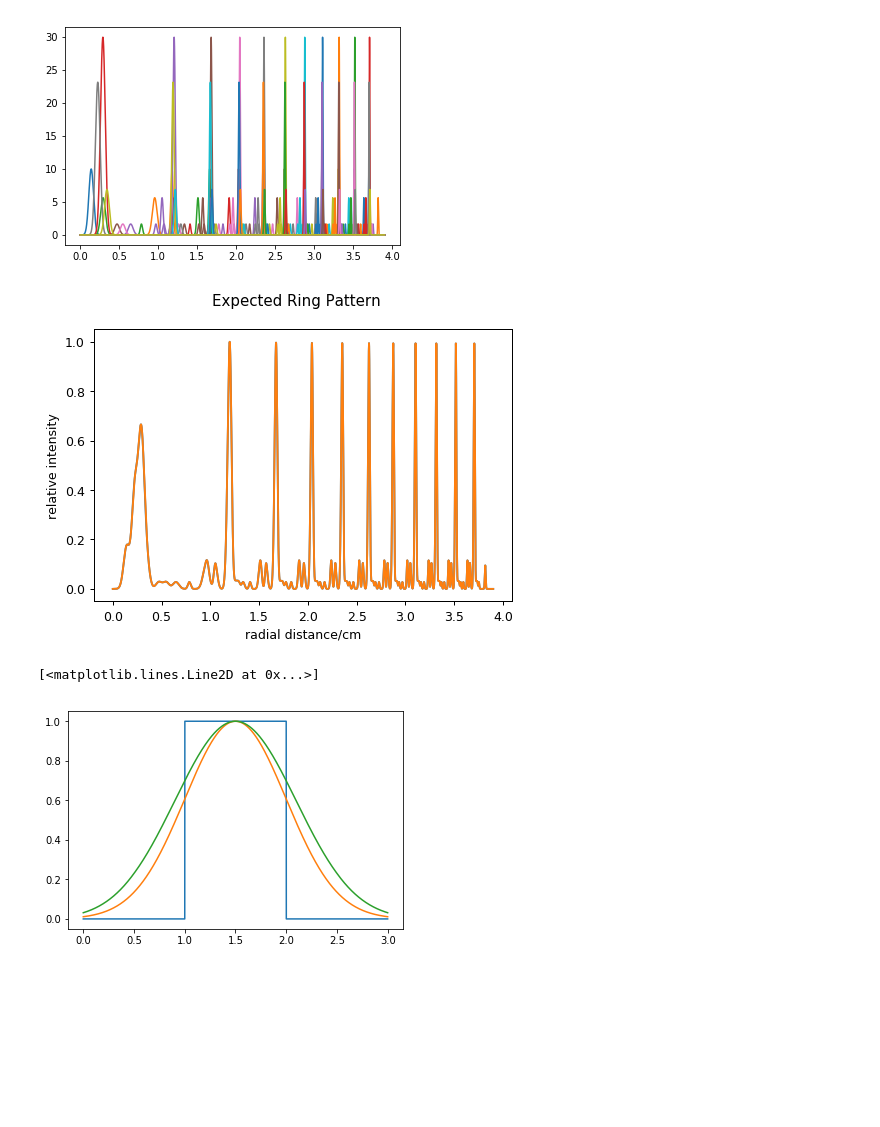
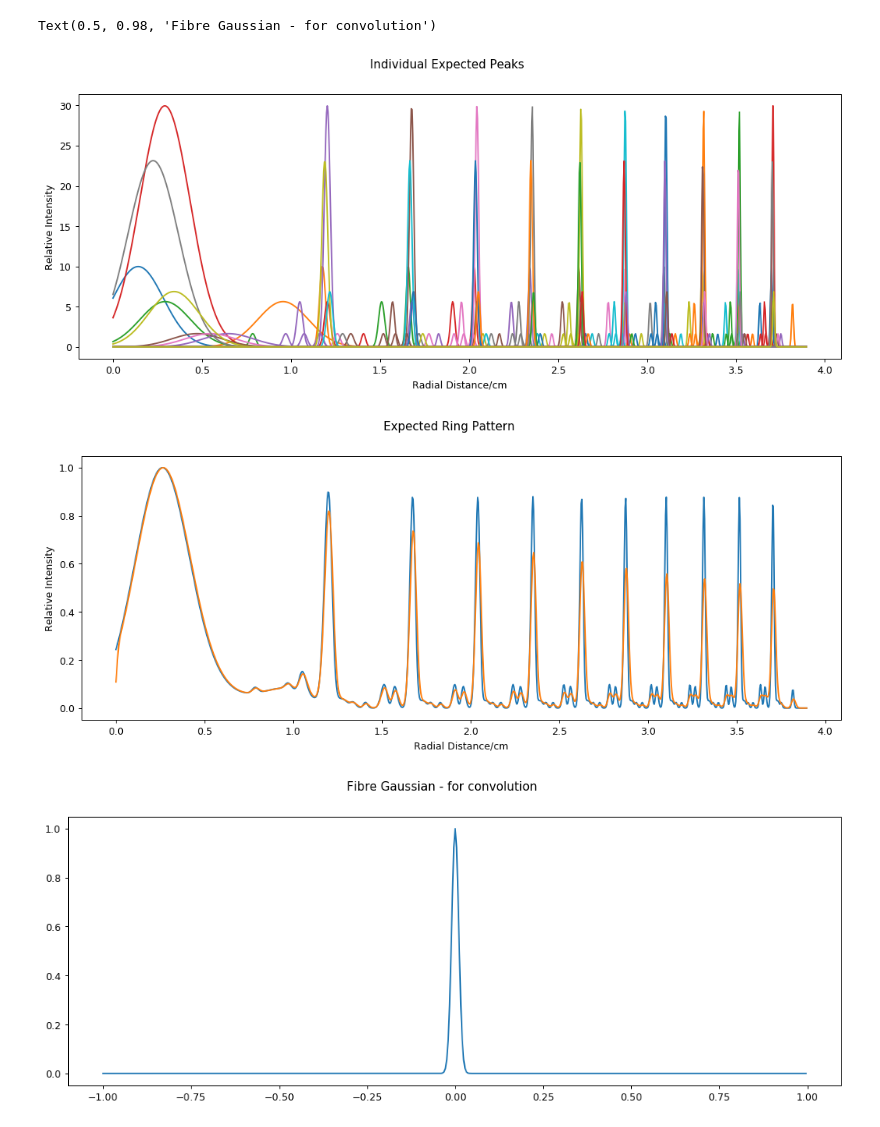
Before and after one commit to NDesai18/MercuryGreenLine, a Jupyter notebook: Mercury Greenline Hyperfine Structure Ring Pattern.ipynb, the cells around one changed output. Drawn from its saved outputs; the diff is of its cells as text; code cells hidden in the pictures; blank space fills up the shorter version.

```diff
--- a/Mercury Greenline Hyperfine Structure Ring Pattern.ipynb
+++ b/Mercury Greenline Hyperfine Structure Ring Pattern.ipynb
@@ -2,67 +2,63 @@
 import numpy as np
 import matplotlib.pyplot as plt
 
-radii = np.genfromtxt(r'C:\ANACONDA3\Documents\ringdata.csv', delimiter=',')
+radii = np.genfromtxt(r'C:\Anaconda\ringdata.csv', delimiter=',')
     #column data corresponds to specific lines and rows correspond to the spectral order, starting at 14652
 stdev = np.array([0.030373537,0.014824583,0.010519894,0.008599301,0.007451233,0.006666564,0.006086779,0.005635859,0.005272191,0.004970835,0.004715809])
+stdev2 = np.array([0.1416606378,0.01702196379,0.01207921074,0.009873936727,0.00855569576,0.007654718706,0.006988995034,0.006471236401,0.006053664383,0.005707639489,0.005414812538])
 amplitude = np.array([9.985,5.631666667,1.6525,5.631666667,29.945,5.631666667,1.6525,1.6525,1.6525,1.6525,1.6525,1.6525,1.6525,23.135,6.88])
 
 def gaussian(r, mu, sig, amp):
     return amp*(np.exp(-(r-mu)**2/ (2 * (sig)**2)))
 
 range_min = 0
 range_max = 3.9
-r = np.arange(range_min, range_max, 0.00001)
-r_gauss = np.arange(-1,1,0.00001)
+r = np.arange(range_min, range_max, 0.004)
+r_gauss = np.arange(-1,1,0.004)
 total = 0
 
+fig0 = plt.figure(figsize = (14,5), dpi = 90)
+plt.ylabel('Relative Intensity')
+plt.xlabel('Radial Distance/cm')
+plt.suptitle('Individual Expected Peaks')
 for i in range(0, np.size(radii,1)):
     #if radii[0,i] != 0:   #0 values must be excluded because they are used as placeholders for invalid datapoints
         for j in range(0, np.size(radii,0)):
             if radii[j,i] != 0:
-                plt.plot(r, gaussian(r, radii[j,i], stdev[j], amplitude[i]))
-                total += gaussian(r, radii[j,i], stdev[j], amplitude[i])
+                plt.plot(r, gaussian(r, radii[j,i], stdev2[j], amplitude[i]))
+                total += gaussian(r, radii[j,i], stdev2[j], amplitude[i])
 
 total = total/np.max(total)
 
-fibre = gaussian(r_gauss,0,1e-4,0.05)
+fibre_sigma = 1e-2
+fibre = gaussian(r_gauss,0,fibre_sigma,0.05)
 fibre = fibre/np.max(fibre)
 
 conv = np.convolve(total,fibre,mode='same')
 conv /= np.max(conv)
 
-fig = plt.figure(figsize = (6,4), dpi = 90)
+fig1 = plt.figure(figsize = (14,5), dpi = 90)
 plt.plot(r,total)
 plt.plot(r,conv)
-plt.ylabel('relative intensity')
-plt.xlabel('radial distance/cm')
+plt.ylabel('Relative Intensity')
+plt.xlabel('Radial Distance/cm')
 plt.suptitle('Expected Ring Pattern')
 
-radii_measured = np.genfromtxt(r'C:\ANACONDA3\Documents\ringdata_measured.csv', delimiter=',')
+#radii_measured = np.genfromtxt(r'C:\Anaconda\ringdata.csv', delimiter=',')
 #for i in range(0,np.size(radii_measured,1)):
-#    for j in range(0,np.size(radii_measured,0)):
-#        if ((radii_measured[j,i] != 0) & (radii_measured[j,i] > range_min) & (radii_measured[j,i] < range_max)):
-#            if j == 0:
-#                plt.plot(radii_measured[j,i],0,'rx')
-#            if j == 1:
-#                plt.plot(radii_measured[j,i],0,'bx')
-#            if j == 2:
-#                plt.plot(radii_measured[j,i],0,'gx')
-#plt.figure(figsize = (6,4), dpi= 90)
-#plt.plot(r_gauss, fibre)
+    #for j in range(0,np.size(radii_measured,0)):
+        #if ((radii_measured[j,i] != 0) & (radii_measured[j,i] > range_min) & (radii_measured[j,i] < range_max)):
+            #if j == 0:
+                #plt.plot(radii_measured[j,i],0,'rx')
+            #if j == 1:
+                #plt.plot(radii_measured[j,i],0,'bx')
+            #if j == 2:
+                #plt.plot(radii_measured[j,i],0,'gx')
+fig2 = plt.figure(figsize = (14,5), dpi= 90)
+plt.plot(r_gauss, fibre)
+plt.suptitle('Fibre Gaussian - for convolution')
 # %% [output]
+Text(0.5, 0.98, 'Fibre Gaussian - for convolution')
-[figure, old version]
+[figure, new version]
-[figure, old version]
+[figure, new version]
+[figure, added]
-# %%
-x = np.arange(0,3,0.00001)
-y = np.empty(300000,dtype=int)
-for i in range(100000,200000):
-    y[i] = 1
-plt.plot(x,y)
-#plt.plot(x,np.convolve(y,fibre,mode='same'))
-z = gaussian(x,1.5,0.5,1)
-plt.plot(x,z)
-plt.plot(x,np.convolve(y,z,mode='same')/np.max(np.convolve(y,z,mode='same')))
-# %% [output]
-[<matplotlib.lines.Line2D at 0x...>]
-[figure, removed]
```
